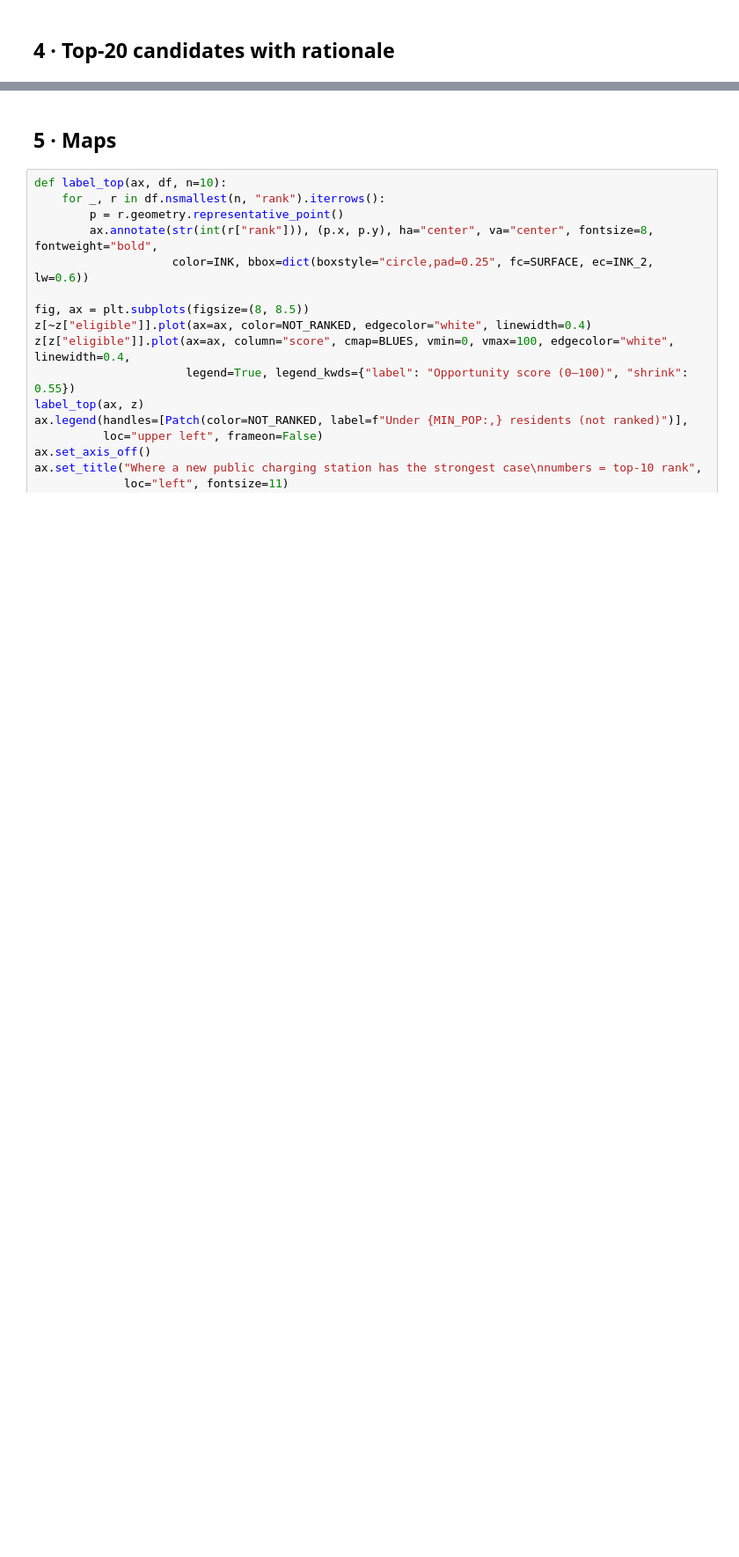
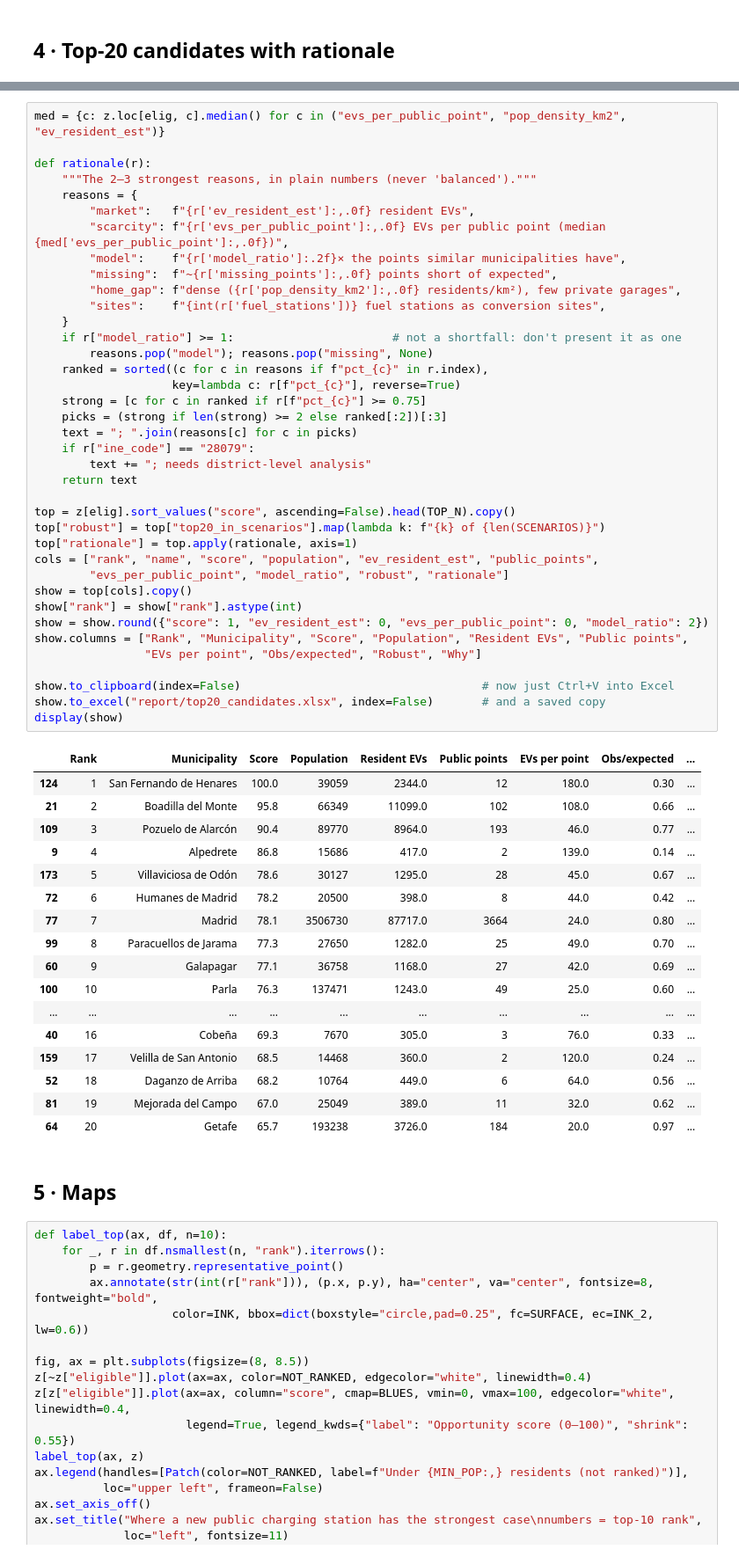
Before and after one commit to Presigal/OptimalEVCharging, a Jupyter notebook: notebooks/04_zone_scoring.ipynb, the cells around one changed output, grey strips where cells are left out. Shown at 88% size. Saved outputs shown, nothing was run; the diff lists cells and outputs as text; blank space fills up the shorter version.

```diff
--- a/notebooks/04_zone_scoring.ipynb
+++ b/notebooks/04_zone_scoring.ipynb
@@ -215,3 +221,59 @@ print(show.round({"score": 1, "ev_resident_est": 0, "evs_per_public_point": 0, "
+# %%
+med = {c: z.loc[elig, c].median() for c in ("evs_per_public_point", "pop_density_km2", "ev_resident_est")}
+
+def rationale(r):
+    """The 2–3 strongest reasons, in plain numbers (never 'balanced')."""
+    reasons = {
+        "market":   f"{r['ev_resident_est']:,.0f} resident EVs",
+        "scarcity": f"{r['evs_per_public_point']:,.0f} EVs per public point (median {med['evs_per_public_point']:,.0f})",
+        "model":    f"{r['model_ratio']:.2f}× the points similar municipalities have",
+        "missing":  f"~{r['missing_points']:,.0f} points short of expected",
+        "home_gap": f"dense ({r['pop_density_km2']:,.0f} residents/km²), few private garages",
+        "sites":    f"{int(r['fuel_stations'])} fuel stations as conversion sites",
+    }
+    if r["model_ratio"] >= 1:                       # not a shortfall: don't present it as one
+        reasons.pop("model"); reasons.pop("missing", None)
+    ranked = sorted((c for c in reasons if f"pct_{c}" in r.index),
+                    key=lambda c: r[f"pct_{c}"], reverse=True)
+    strong = [c for c in ranked if r[f"pct_{c}"] >= 0.75]
+    picks = (strong if len(strong) >= 2 else ranked[:2])[:3]
+    text = "; ".join(reasons[c] for c in picks)
+    if r["ine_code"] == "28079":
+        text += "; needs district-level analysis"
+    return text
+
+top = z[elig].sort_values("score", ascending=False).head(TOP_N).copy()
+top["robust"] = top["top20_in_scenarios"].map(lambda k: f"{k} of {len(SCENARIOS)}")
+top["rationale"] = top.apply(rationale, axis=1)
+cols = ["rank", "name", "score", "population", "ev_resident_est", "public_points",
+        "evs_per_public_point", "model_ratio", "robust", "rationale"]
+show = top[cols].copy()
+show["rank"] = show["rank"].astype(int)
+show = show.round({"score": 1, "ev_resident_est": 0, "evs_per_public_point": 0, "model_ratio": 2})
+show.columns = ["Rank", "Municipality", "Score", "Population", "Resident EVs", "Public points",
+                "EVs per point", "Obs/expected", "Robust", "Why"]
+
+show.to_clipboard(index=False)                                   # now just Ctrl+V into Excel
+show.to_excel("report/top20_candidates.xlsx", index=False)       # and a saved copy
+display(show)
+# %% [output]
+|  | Rank | Municipality | Score | Population | Resident EVs | Public points | EVs per point | Obs/expected | ... |
+| 124 | 1 | San Fernando de Henares | 100.0 | 39059 | 2344.0 | 12 | 180.0 | 0.30 | ... |
+| 21 | 2 | Boadilla del Monte | 95.8 | 66349 | 11099.0 | 102 | 108.0 | 0.66 | ... |
+| 109 | 3 | Pozuelo de Alarcón | 90.4 | 89770 | 8964.0 | 193 | 46.0 | 0.77 | ... |
+| 9 | 4 | Alpedrete | 86.8 | 15686 | 417.0 | 2 | 139.0 | 0.14 | ... |
+| 173 | 5 | Villaviciosa de Odón | 78.6 | 30127 | 1295.0 | 28 | 45.0 | 0.67 | ... |
+| 72 | 6 | Humanes de Madrid | 78.2 | 20500 | 398.0 | 8 | 44.0 | 0.42 | ... |
+| 77 | 7 | Madrid | 78.1 | 3506730 | 87717.0 | 3664 | 24.0 | 0.80 | ... |
+| 99 | 8 | Paracuellos de Jarama | 77.3 | 27650 | 1282.0 | 25 | 49.0 | 0.70 | ... |
+| 60 | 9 | Galapagar | 77.1 | 36758 | 1168.0 | 27 | 42.0 | 0.69 | ... |
+| 100 | 10 | Parla | 76.3 | 137471 | 1243.0 | 49 | 25.0 | 0.60 | ... |
+| ... | ... | ... | ... | ... | ... | ... | ... | ... | ... |
+| 40 | 16 | Cobeña | 69.3 | 7670 | 305.0 | 3 | 76.0 | 0.33 | ... |
+| 159 | 17 | Velilla de San Antonio | 68.5 | 14468 | 360.0 | 2 | 120.0 | 0.24 | ... |
+| 52 | 18 | Daganzo de Arriba | 68.2 | 10764 | 449.0 | 6 | 64.0 | 0.56 | ... |
+| 81 | 19 | Mejorada del Campo | 67.0 | 25049 | 389.0 | 11 | 32.0 | 0.62 | ... |
+| 64 | 20 | Getafe | 65.7 | 193238 | 3726.0 | 184 | 20.0 | 0.97 | ... |
 # %% [markdown]
 ## 5 · Maps
 # %%
```
Also changed, not shown: parts of 7 cells of this notebook, 11 other files.
